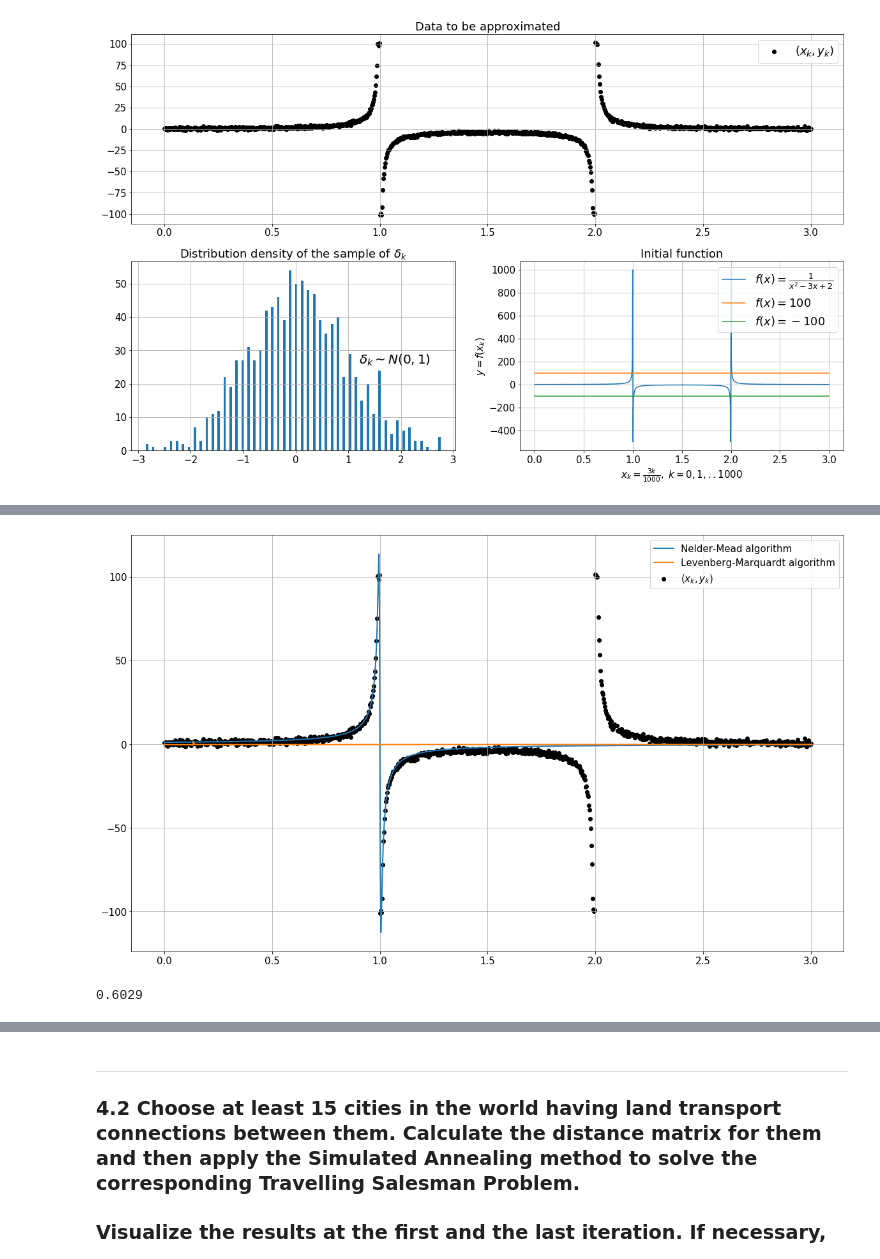
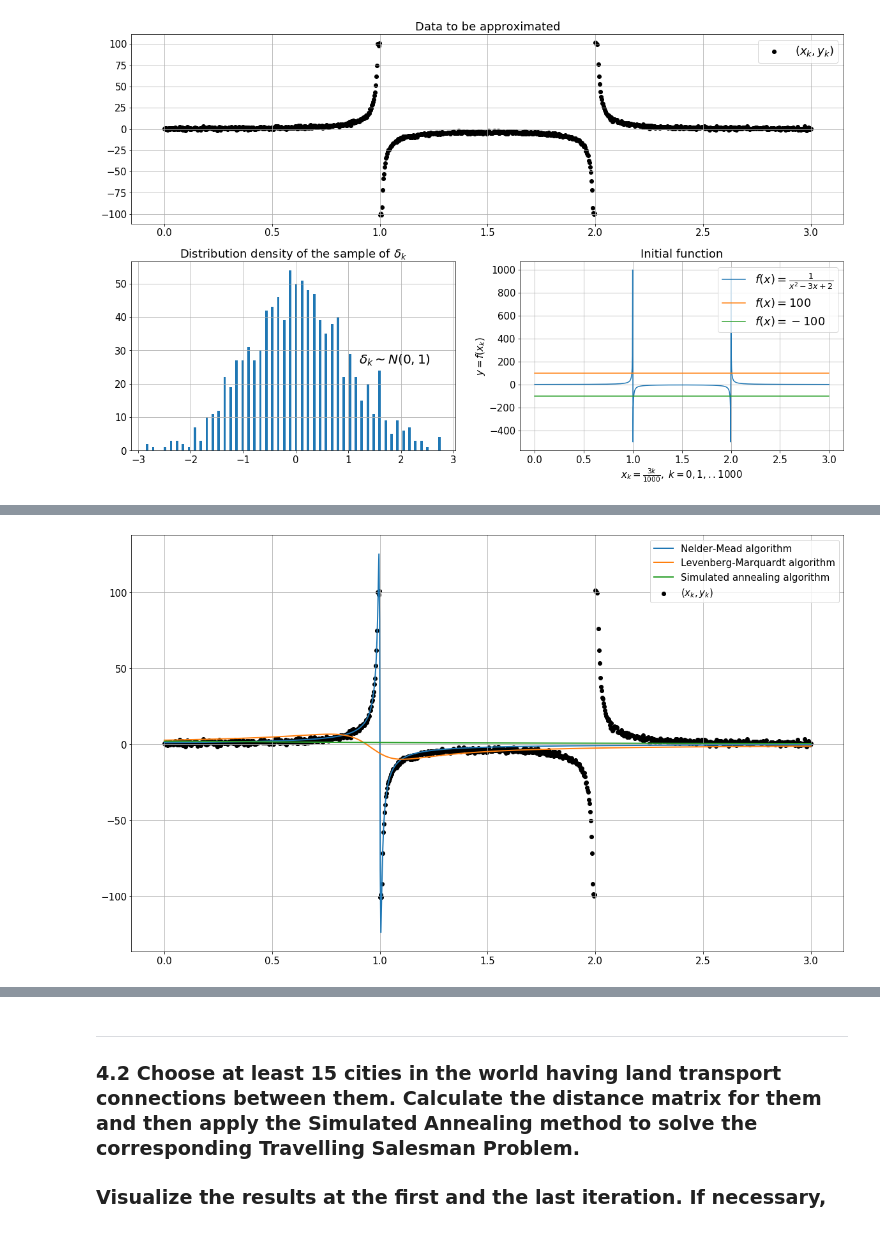
Before and after one commit to belpablo/Algorithms-21, a Jupyter notebook: Lab_4/Lab_4.ipynb, the cells around one changed output, grey strips where cells are left out. Saved outputs shown, nothing was run; the diff lists cells and outputs as text; code cells hidden in the pictures.

```diff
--- a/Lab_4/Lab_4.ipynb
+++ b/Lab_4/Lab_4.ipynb
@@ -90,27 +90,2 @@ fig.savefig('initial_distribution.png')
 # %% [output]
 [figure]
-# %%
-# LM trial
-
-def least_squares_func(args):
-
-    ans = 0
-    for i in range(len(x_arr)):
-        ans += np.square((args[0] * x_arr[i] + args[1]) / (x_arr[i] ** 2 + args[2] * x_arr[i] + args[3]) - y_arr[i])
-
-    return ans
-
-
-def Levenberg_Marquardt_scipy(initial_approx = np.ones(4),  eps = 1e-3):
-
-    res = least_squares(least_squares_func, initial_approx, xtol = eps)
-
-    n_digits = abs(int(round(np.log10(eps))))
-    params = [round(res.x[i], n_digits) for i in range(4)]
-
-    return np.array(params[:] + [res.nit, res.nfev, least_squares_func(params)])
-
-
-#Levenberg_Marquardt_scipy()
-res = least_squares(least_squares_func, np.ones(4), method = 'lm', xtol = 1e-3)
-res.nit
@@ -215,33 +255,16 @@ df
 # %%
 # Vizualization
 
 fig, ax = plt.subplots(figsize = (20, 12))
 
 plt.scatter(x_arr, y_arr, c = 'k', label = 'Data')
 
-for i in range(2):
+for i in range(3):
     plt.plot(x_arr, approximant_func(x_arr, df[df.columns[i]][df.index[:-3]]), linewidth = 2)
 
-plt.legend(['Nelder-Mead algorithm', 'Levenberg-Marquardt algorithm', '$(x_k, y_k)$'])
+plt.legend(list(algos_dict.keys())[:] + ['$(x_k, y_k)$'])
 plt.grid()
 
-fig.savefig('first_res.png')
+#fig.savefig('first_res.png')
 # %% [output]
-[figure, old version]
+[figure, new version]
-# %%
-# Something for annealing method
-
-import random
-
-p = 0.6
-num = int(1e4)
-counter = 0
-
-for i in range(num):
-    a_i = random.choices([0, 1], weights = [p, 1 - p])[0]
-    if a_i == 0:
-        counter += 1
-
-print(counter / num)
-# %% [output]
-0.6029
```
Also changed, not shown: parts of 7 cells of this notebook.
